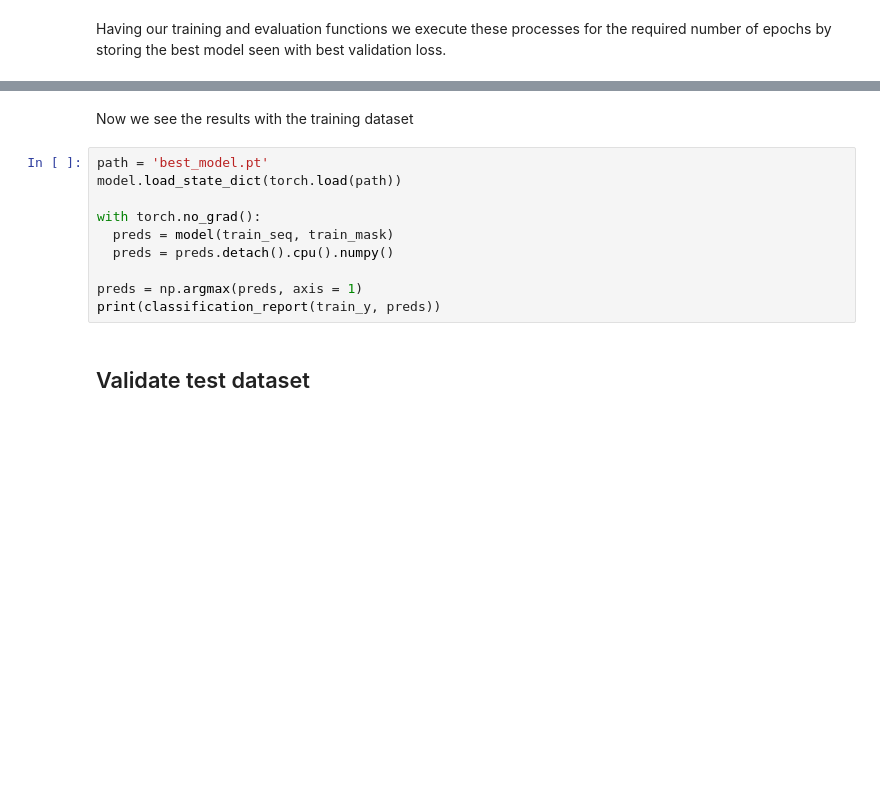
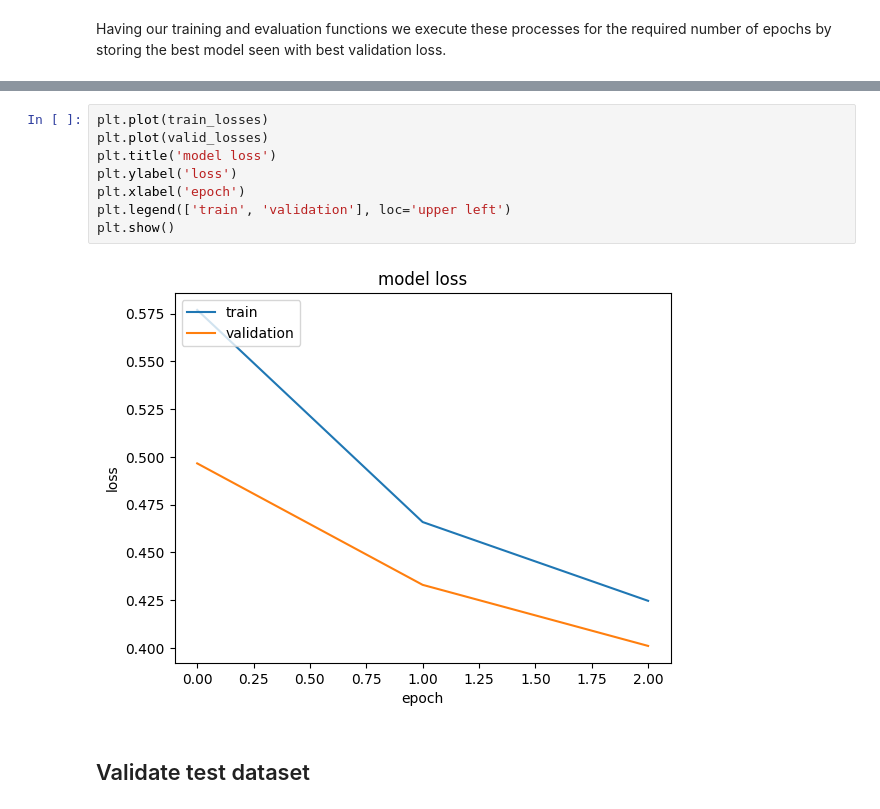
Before and after one commit to ravelinx22/machine-learning-project, a Jupyter notebook: neural_network.ipynb, the cells around one changed output, grey strips where cells are left out. Cells and saved outputs as stored; diff of their text form; blank space fills up the shorter version.

```diff
--- a/neural_network.ipynb
+++ b/neural_network.ipynb
@@ -364,15 +370,13 @@ KeyboardInterrupt:
-# %% [markdown]
-Now we see the results with the training dataset
-# %%
-path = 'best_model.pt'
-model.load_state_dict(torch.load(path))
-
-with torch.no_grad():
-  preds = model(train_seq, train_mask)
-  preds = preds.detach().cpu().numpy()
-
-preds = np.argmax(preds, axis = 1)
-print(classification_report(train_y, preds))
+# %%
+plt.plot(train_losses)
+plt.plot(valid_losses)
+plt.title('model loss')
+plt.ylabel('loss')
+plt.xlabel('epoch')
+plt.legend(['train', 'validation'], loc='upper left')
+plt.show()
+# %% [output]
+[figure, added]
 # %% [markdown]
 ## Validate test dataset
 # %% [markdown]
```
Also changed, not shown: parts of 6 cells of this notebook.
